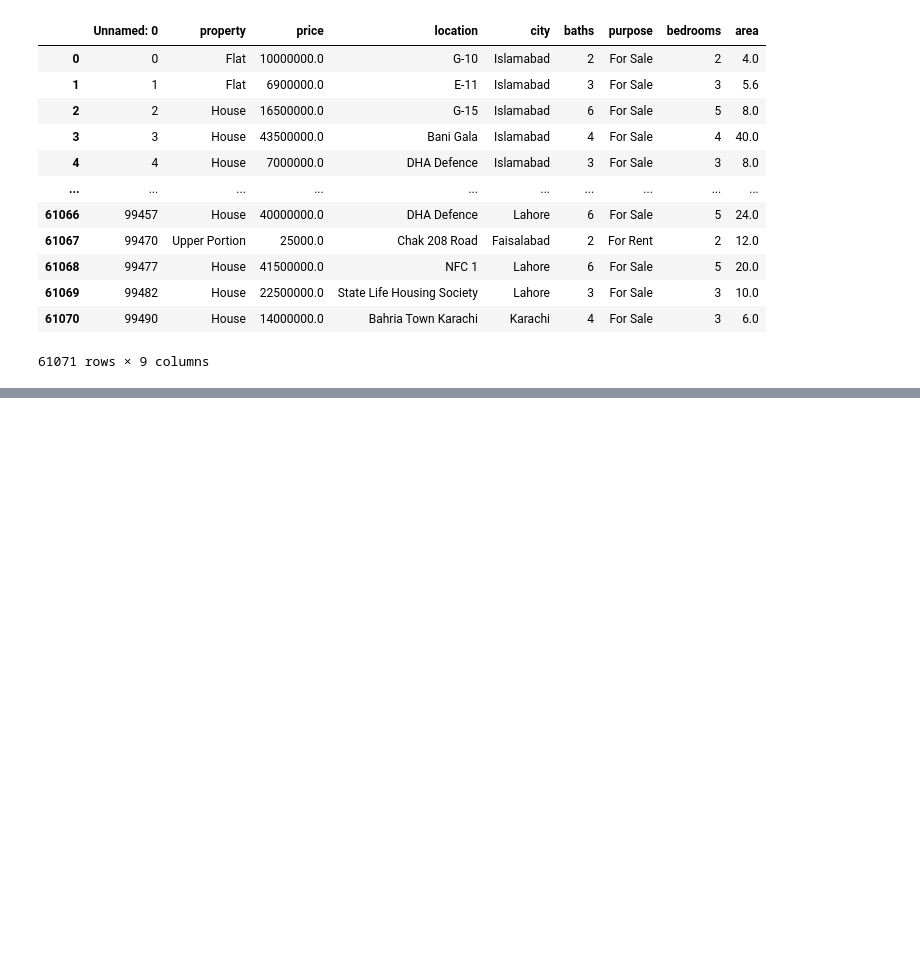
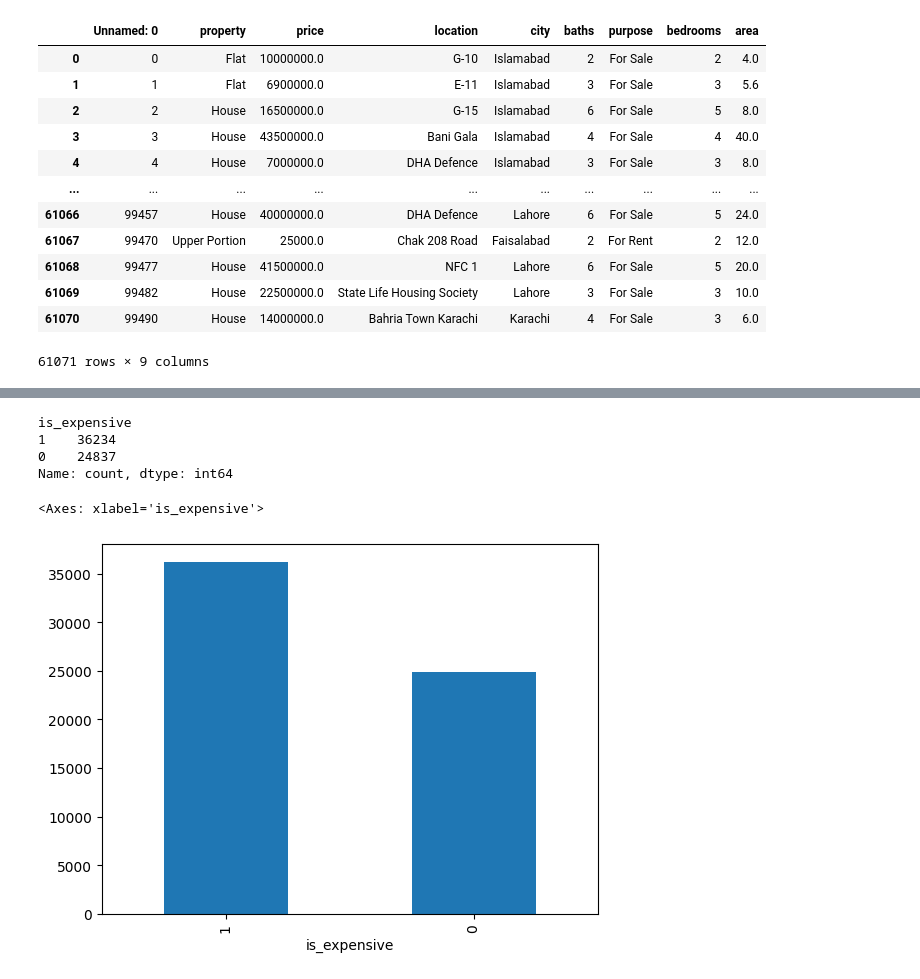
Before and after one commit to CHxNOBODY/CS-01418262, a Jupyter notebook: Lab/Lab03.ipynb, the cells around one changed output, grey strips where cells are left out. Drawn from its saved outputs; the diff is of its cells as text; code cells hidden in the pictures; blank space fills up the shorter version.

```diff
--- a/Lab/Lab03.ipynb
+++ b/Lab/Lab03.ipynb
@@ -19,0 +203,3 @@ df_house
+# %%
+expensive_price = df_house["price"].quantile(0.4)
+expensive_price
@@ -19,0 +208,13 @@ df_house
+# %%
+def label_expensive(row):
+    if row["price"] > expensive_price:
+        return 1
+    else:
+        return 0
+
+    # also we can write in this way
+    # return 1 if row["price"] > expensive_price else 0
+
+df_house["is_expensive"] = df_house.apply(label_expensive, axis=1)  # axis use to defind what do we want pandas to do with column
+#  df_house["is_expensive"] = df_house.apply(lambda row: 1 if row["price"] > expensive_price else 0, axis=1)
+df_house
@@ -19,0 +235,12 @@ df_house
+# %%
+df_house["is_expensive"].value_counts()
+# %% [output]
+is_expensive
+1    36234
+0    24837
+Name: count, dtype: int64
+# %%
+df_house["is_expensive"].value_counts().plot(kind="bar")
+# %% [output]
+<Axes: xlabel='is_expensive'>
+[figure, added]
```
Also changed, not shown: parts of 28 cells of this notebook, 2 other files.
